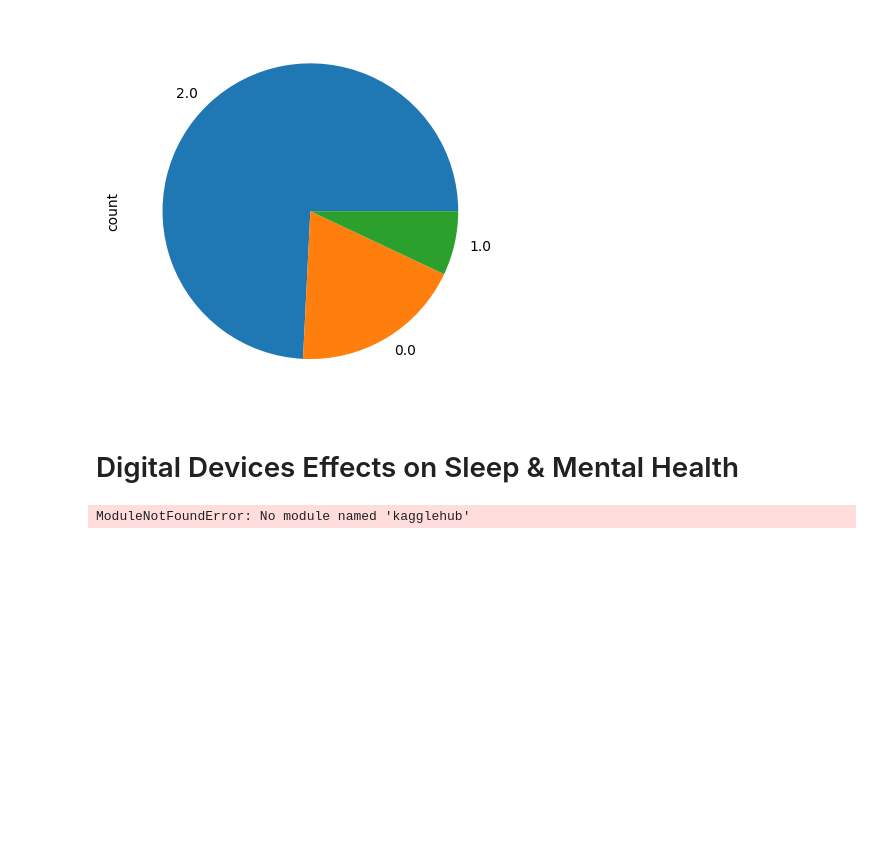
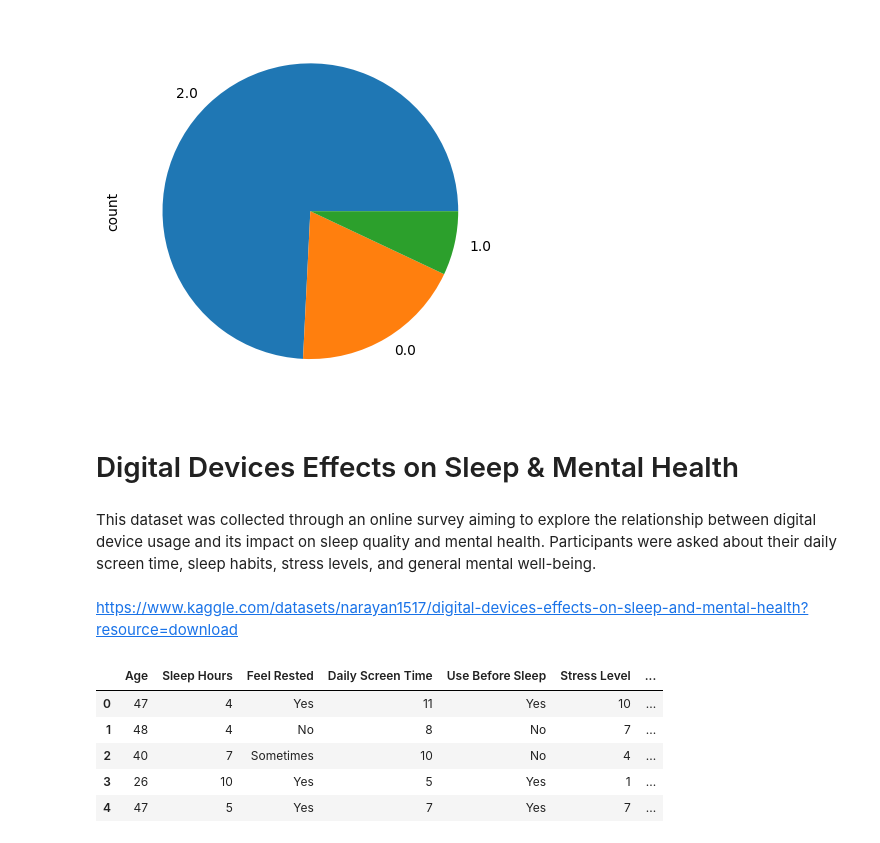
Before and after one commit to pxsa/Digital-Biomarkers, a Jupyter notebook: Codes/wearables_dataset_1.ipynb, the cells around one changed output. Saved outputs shown, nothing was run; the diff lists cells and outputs as text; code cells hidden in the pictures; blank space fills up the shorter version.

```diff
--- a/Codes/wearables_dataset_1.ipynb
+++ b/Codes/wearables_dataset_1.ipynb
@@ -173,12 +173,19 @@ nurse_df['label'].value_counts().plot(kind='pie')
 [figure]
 # %% [markdown]
 # Digital Devices Effects on Sleep & Mental Health
+# %% [markdown]
+This dataset was collected through an online survey aiming to explore the relationship between digital device usage and its impact on sleep quality and mental health. Participants were asked about their daily screen time, sleep habits, stress levels, and general mental well-being.
+# %% [markdown]
+https://www.kaggle.com/datasets/narayan1517/digital-devices-effects-on-sleep-and-mental-health?resource=download
 # %%
-import kagglehub
-
-# Download latest version
-path = kagglehub.dataset_download("narayan1517/digital-devices-effects-on-sleep-and-mental-health")
-
-print("Path to dataset files:", path)
+path = '../Datasets/Impact of Digital Device Usage on Sleep Quality and Mental Health.csv'
+df = pd.read_csv(path)
-# %% [output]
-ModuleNotFoundError: No module named 'kagglehub'
+# %%
+df.head()
+# %% [output]
+|  | Age | Sleep Hours | Feel Rested | Daily Screen Time | Use Before Sleep | Stress Level | ... |
+| 0 | 47 | 4 | Yes | 11 | Yes | 10 | ... |
+| 1 | 48 | 4 | No | 8 | No | 7 | ... |
+| 2 | 40 | 7 | Sometimes | 10 | No | 4 | ... |
+| 3 | 26 | 10 | Yes | 5 | Yes | 1 | ... |
+| 4 | 47 | 5 | Yes | 7 | Yes | 7 | ... |
```
Also changed, not shown: parts of 1 cell of this notebook.
